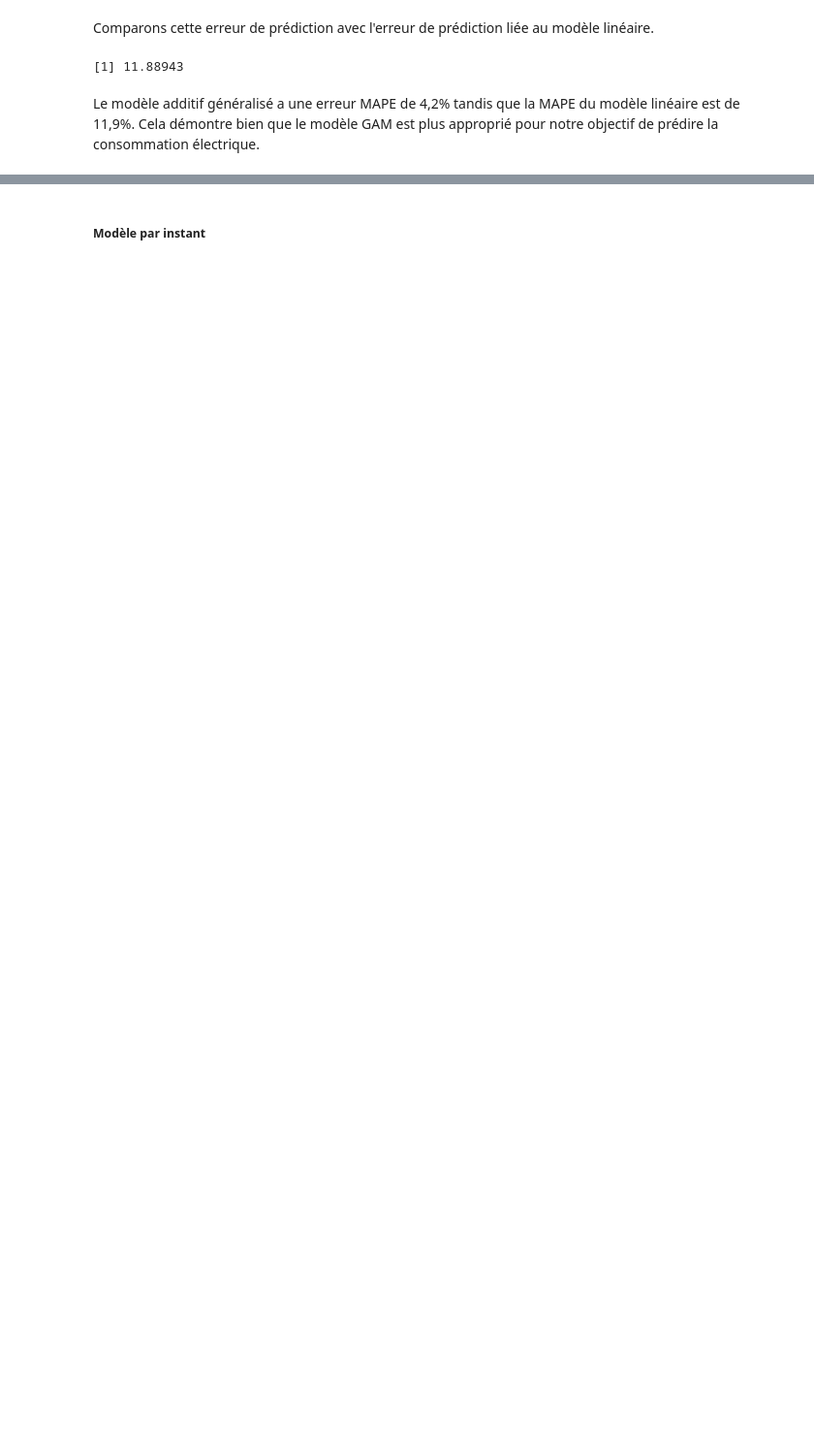
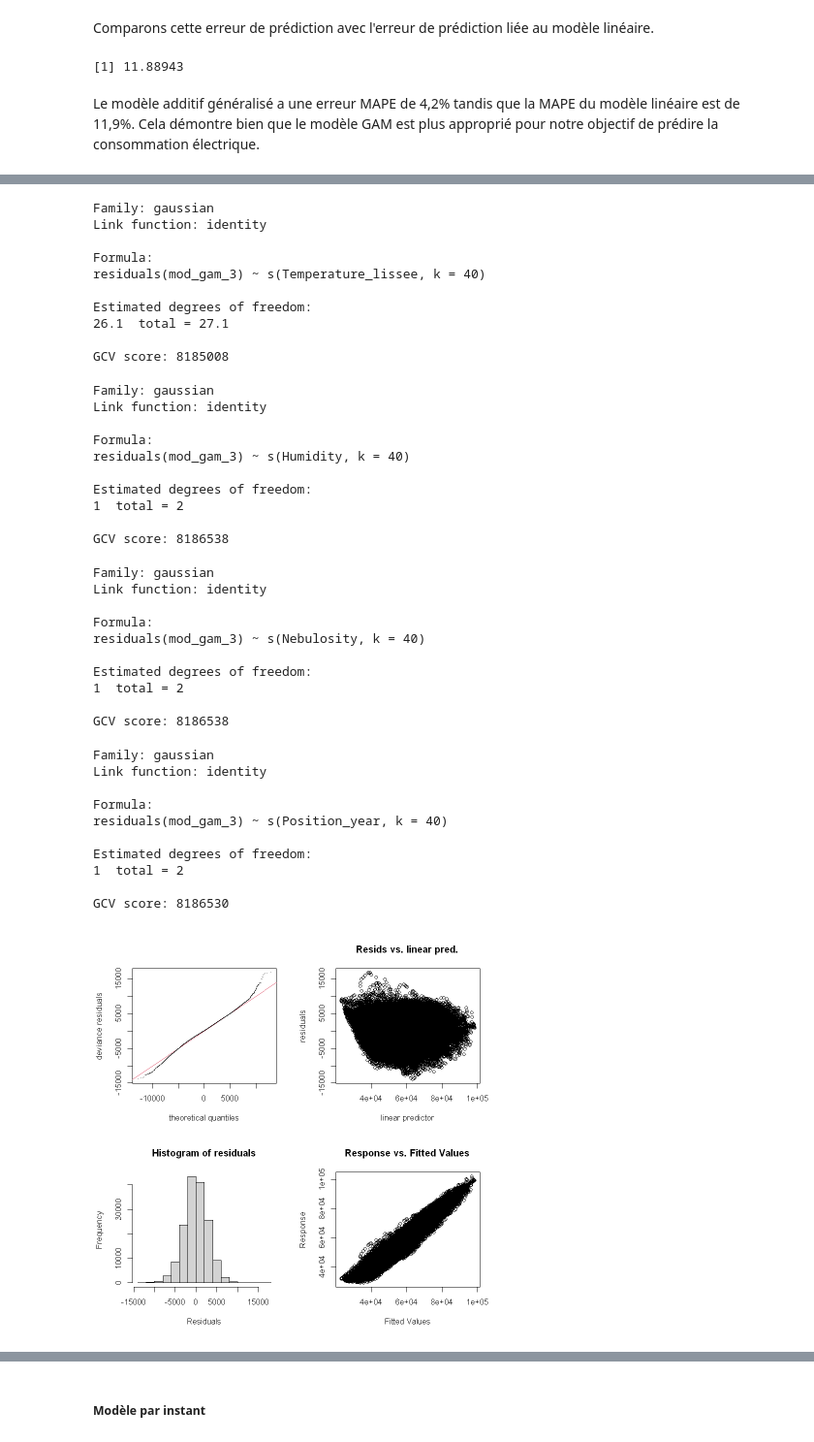
Before and after one commit to PaulineMendras/Seminaire-Modelisation-Stat, a Jupyter notebook: Projet - Modèles GAM.ipynb, the cells around one changed output, grey strips where cells are left out. Shown at 97% size. Drawn from its saved outputs; the diff is of its cells as text; code cells hidden in the pictures; blank space fills up the shorter version.

```diff
--- a/Projet - Modèles GAM.ipynb
+++ b/Projet - Modèles GAM.ipynb
@@ -1662,0 +1781,21 @@ Le modèle additif généralisé a une erreur MAPE de 4,2% tandis que la MAPE du
+# %%
+mod_gam_3 <- gam(Consumption ~ s(Temperature, bs="cr", k=48) +
+                              s(Temperature_lissee, bs="cr", k=56) +
+                              s(Humidity, bs="cr", k=12) +
+                              s(Nebulosity, bs="cr", k=48) +
+                              s(Position_year, bs="cc",k=200) +
+                              as.factor(Jour_ouvre) +
+                              as.factor(Time_number) +
+                              as.factor(Day_number) +
+                              as.factor(jour_ferie) +
+                              as.factor(Holidays),
+                data=data_train)
+# %%
+#Vérification du nombre de noeuds
+gam.check(mod_gam_3)
+gam(residuals(mod_gam_3)~s(Temperature,k=40),gamma=1.4,data=data_train) ## ok
+gam(residuals(mod_gam_3)~s(Temperature_lissee,k=40),gamma=1.4,data=data_train) ## ok
+gam(residuals(mod_gam_3)~s(Humidity,k=40),gamma=1.4,data=data_train) ## ok
+gam(residuals(mod_gam_3)~s(Nebulosity,k=40),gamma=1.4,data=data_train) ## ok
+gam(residuals(mod_gam_3)~s(Position_year,k=40),gamma=1.4,data=data_train) ## ok
+# %% [output]
@@ -1662,0 +1829,41 @@ Le modèle additif généralisé a une erreur MAPE de 4,2% tandis que la MAPE du
+Family: gaussian
+Link function: identity
+
+Formula:
+residuals(mod_gam_3) ~ s(Temperature_lissee, k = 40)
+
+Estimated degrees of freedom:
+26.1  total = 27.1
+
+GCV score: 8185008
+Family: gaussian
+Link function: identity
+
+Formula:
+residuals(mod_gam_3) ~ s(Humidity, k = 40)
+
+Estimated degrees of freedom:
+1  total = 2
+
+GCV score: 8186538
+Family: gaussian
+Link function: identity
+
+Formula:
+residuals(mod_gam_3) ~ s(Nebulosity, k = 40)
+
+Estimated degrees of freedom:
+1  total = 2
+
+GCV score: 8186538
+Family: gaussian
+Link function: identity
+
+Formula:
+residuals(mod_gam_3) ~ s(Position_year, k = 40)
+
+Estimated degrees of freedom:
+1  total = 2
+
+GCV score: 8186530
+[figure, added]
```
Also changed, not shown: parts of 18 cells of this notebook.
